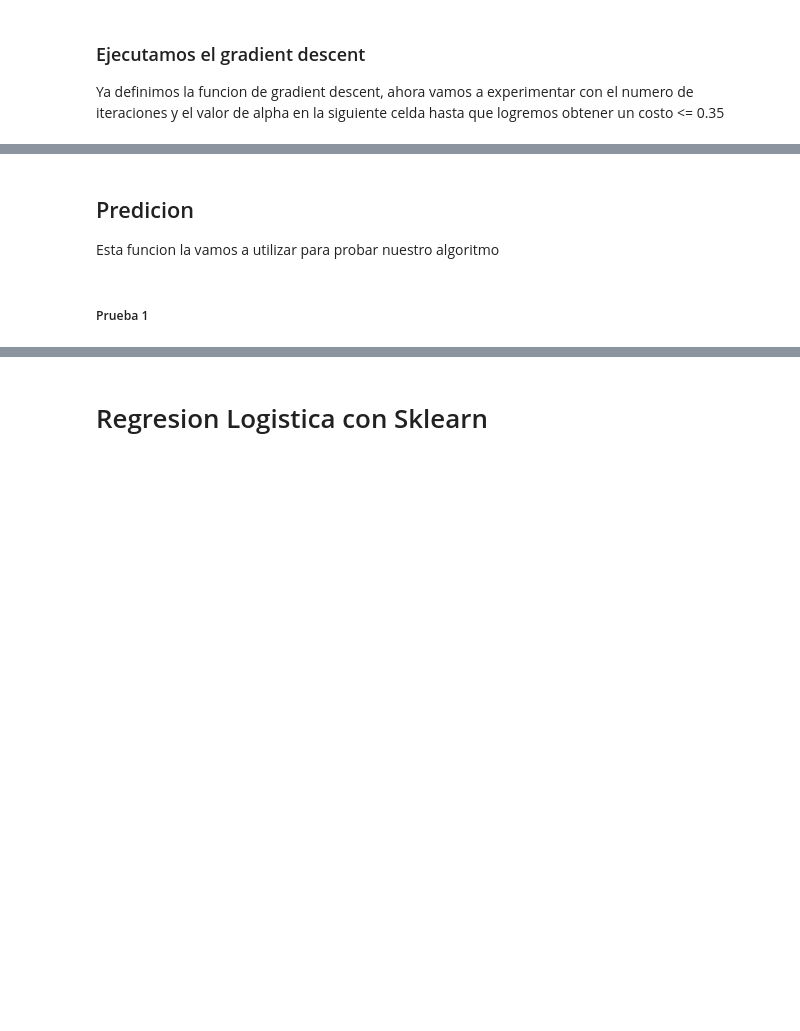
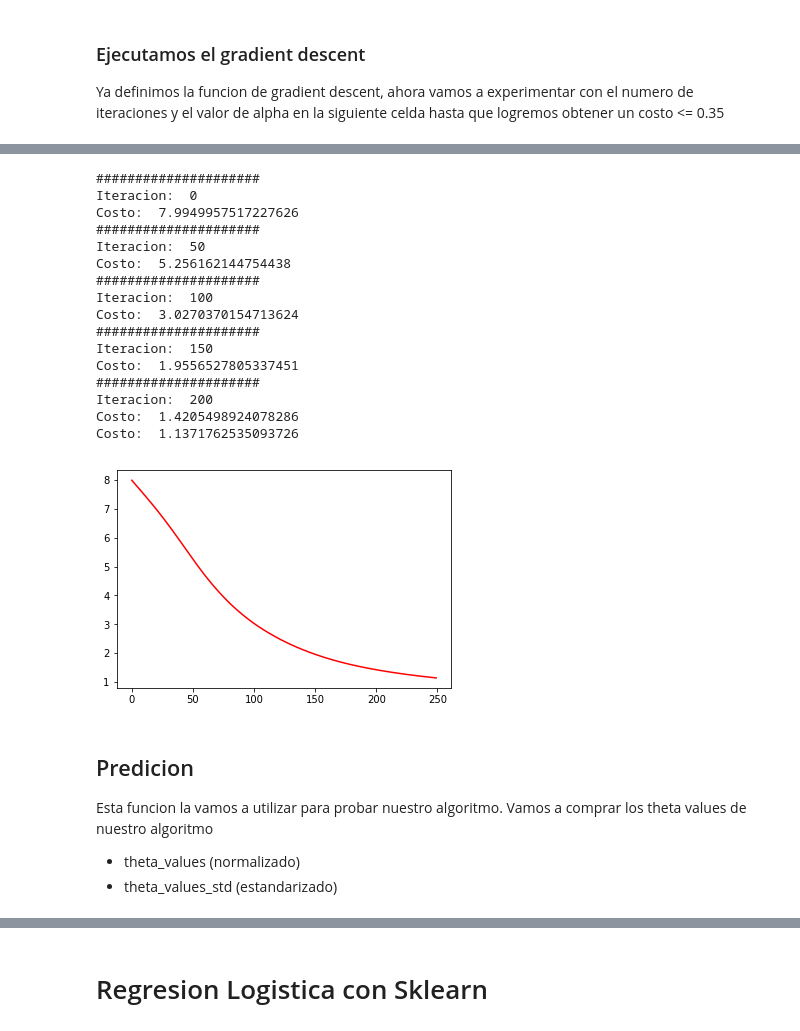
Before and after one commit to ErickDiaz/UFM_Machine_Learning_class, a Jupyter notebook: 201801/Ejercicio_clase17/Regresion_Logistica.ipynb, the cells around one changed output, grey strips where cells are left out. Cells and saved outputs as stored; diff of their text form; code cells hidden in the pictures; blank space fills up the shorter version.

```diff
--- a/201801/Ejercicio_clase17/Regresion_Logistica.ipynb
+++ b/201801/Ejercicio_clase17/Regresion_Logistica.ipynb
@@ -355,7 +417,37 @@ Costo:  1.1849922068904346
+# %%
+### Ejecutemos el algoritmo con las variables estandarizadas, llama a la funcion gradient_descent ###
+## Recuerda utilizar X_train_features_std ##
+
+''' Ingresa tu codigo aqui: '''
+theta_values_std, cost_vect =
+
+plt.plot(cost_vect, color='red', label = 'Costo')
+plt.show()
+# %% [output]
+#####################
+Iteracion:  0
+Costo:  7.9949957517227626
+#####################
+Iteracion:  50
+Costo:  5.256162144754438
+#####################
+Iteracion:  100
+Costo:  3.0270370154713624
+#####################
+Iteracion:  150
+Costo:  1.9556527805337451
+#####################
+Iteracion:  200
+Costo:  1.4205498924078286
+Costo:  1.1371762535093726
+[figure, added]
 # %% [markdown]
 ## Predicion
 
-Esta funcion la vamos a utilizar para probar nuestro algoritmo
+Esta funcion la vamos a utilizar para probar nuestro algoritmo.
+Vamos a comprar los theta values de nuestro algoritmo
+* theta_values (normalizado)
+* theta_values_std (estandarizado)
 # %%
 def predict(x,w):
     x_features = np.ones((x.shape[0]+1,))
@@ -366,2 +457,0 @@ def predict(x,w):
-# %% [markdown]
-##### Prueba 1
```
Also changed, not shown: parts of 28 cells of this notebook.
